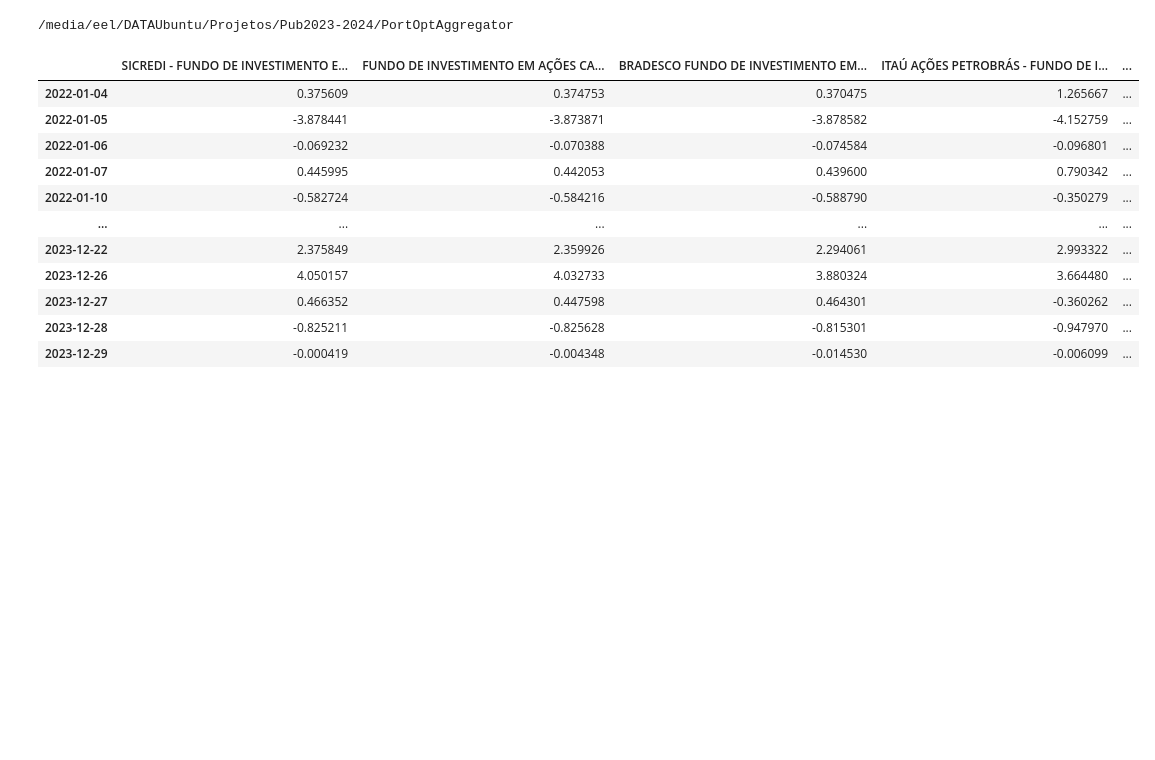
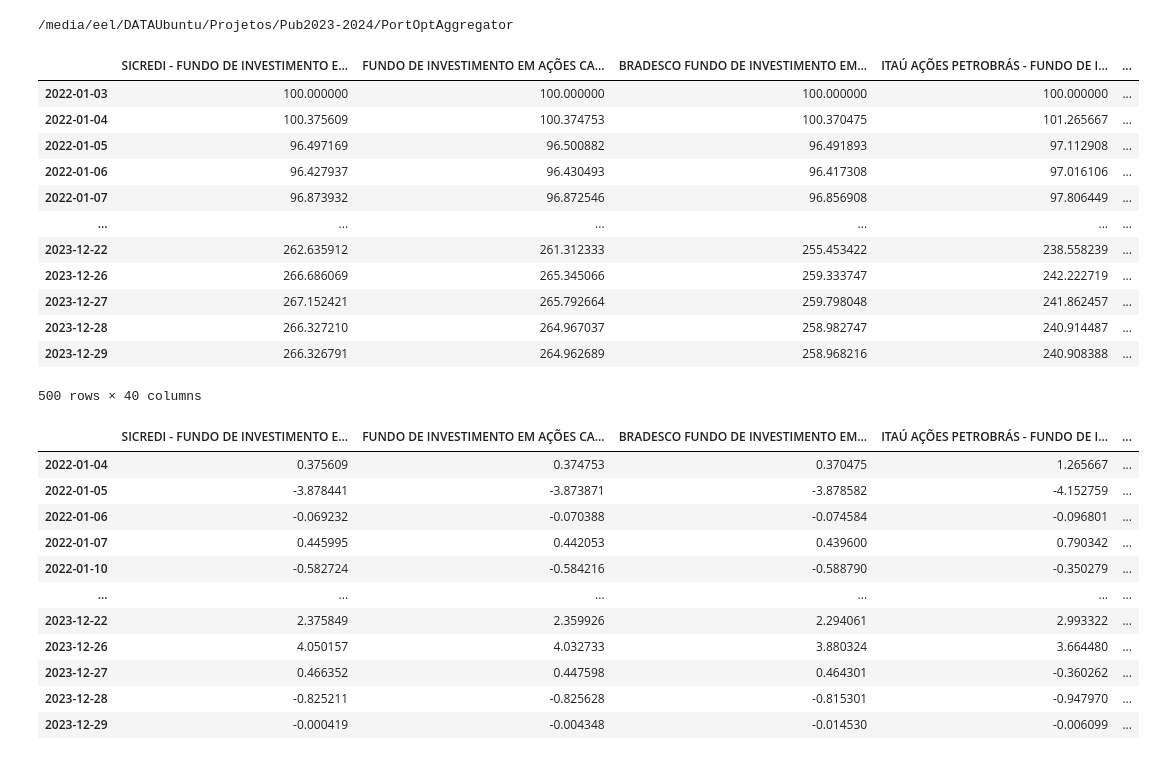
Before and after one commit to bargos/PortOptAggregator, a Jupyter notebook: notebooks/data_process.ipynb, the cells around one changed output. Saved outputs shown, nothing was run; the diff lists cells and outputs as text; code cells hidden in the pictures; blank space fills up the shorter version.

```diff
--- a/notebooks/data_process.ipynb
+++ b/notebooks/data_process.ipynb
@@ -17,6 +17,22 @@ df_cotas = pd.read_csv("data/raw/cotas_24M_202201_202312.csv", sep=';', encoding
 df_cotas.index = pd.to_datetime(df_cotas.index)
 ibov_df.index = pd.to_datetime(ibov_df.index)
 selic_df.index = pd.to_datetime(selic_df.index)
+# %%
+df_cotas
+# %% [output]
+|  | SICREDI - FUNDO DE INVESTIMENTO E... | FUNDO DE INVESTIMENTO EM AÇÕES CA... | BRADESCO FUNDO DE INVESTIMENTO EM... | ITAÚ AÇÕES PETROBRÁS - FUNDO DE I... | ... |
+| 2022-01-03 | 100.000000 | 100.000000 | 100.000000 | 100.000000 | ... |
+| 2022-01-04 | 100.375609 | 100.374753 | 100.370475 | 101.265667 | ... |
+| 2022-01-05 | 96.497169 | 96.500882 | 96.491893 | 97.112908 | ... |
+| 2022-01-06 | 96.427937 | 96.430493 | 96.417308 | 97.016106 | ... |
+| 2022-01-07 | 96.873932 | 96.872546 | 96.856908 | 97.806449 | ... |
+| ... | ... | ... | ... | ... | ... |
+| 2023-12-22 | 262.635912 | 261.312333 | 255.453422 | 238.558239 | ... |
+| 2023-12-26 | 266.686069 | 265.345066 | 259.333747 | 242.222719 | ... |
+| 2023-12-27 | 267.152421 | 265.792664 | 259.798048 | 241.862457 | ... |
+| 2023-12-28 | 266.327210 | 264.967037 | 258.982747 | 240.914487 | ... |
+| 2023-12-29 | 266.326791 | 264.962689 | 258.968216 | 240.908388 | ... |
+500 rows × 40 columns
 # %%
 
 df_retorno_fundos = df_cotas-df_cotas.shift(1)
```
Also changed, not shown: parts of 4 cells of this notebook, 28 other files.
